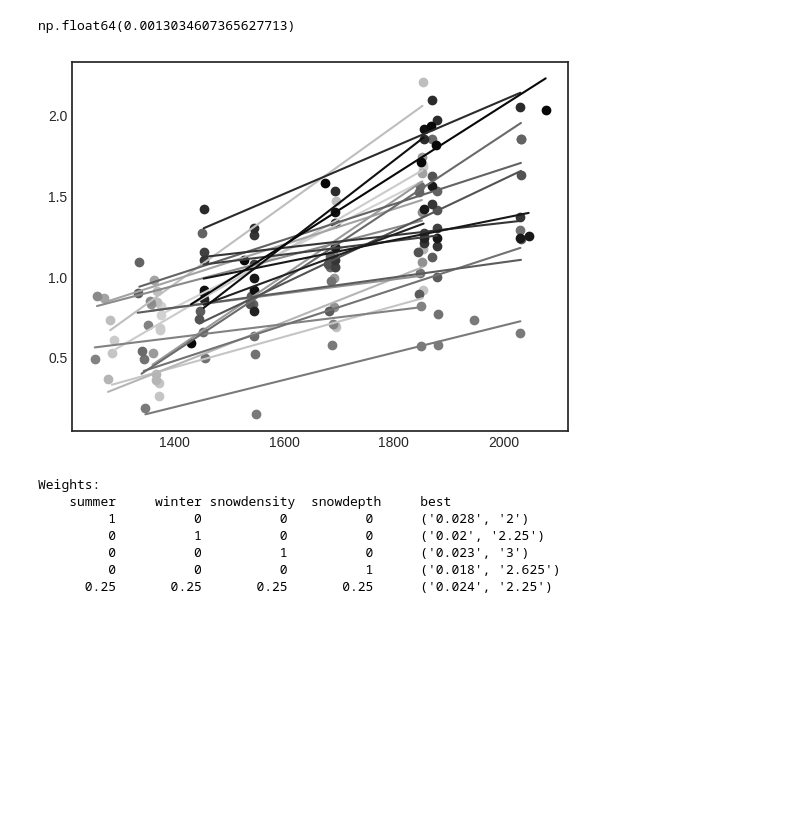
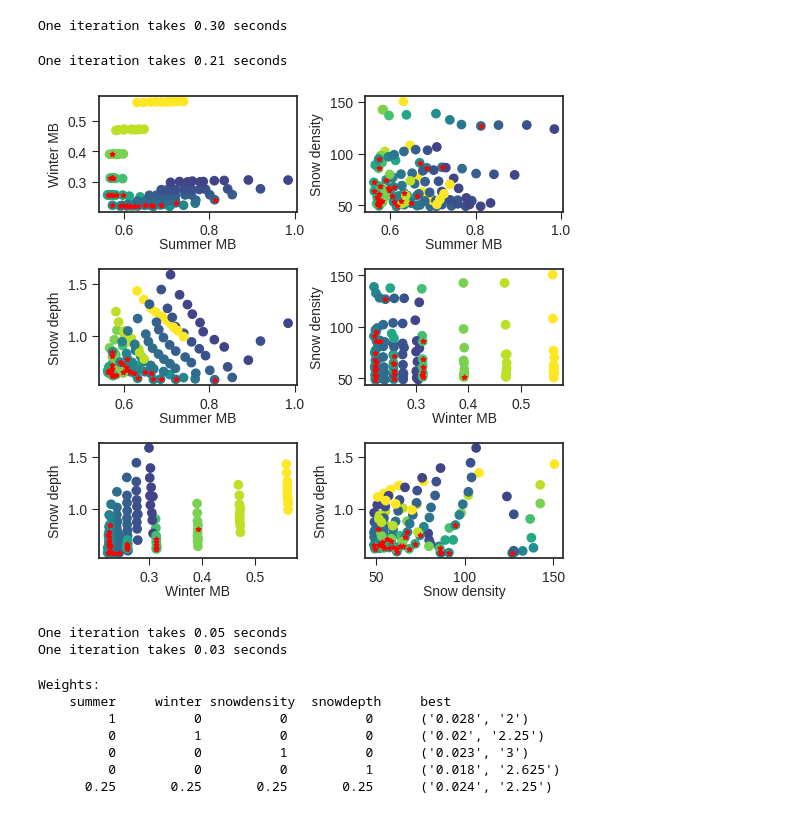
Before and after one commit to clairevwilson/PyGEM-EB, a Jupyter notebook: figs_results.ipynb, the cells around one changed output. Cells and saved outputs as stored; diff of their text form; code cells hidden in the pictures; blank space fills up the shorter version.

```diff
--- a/figs_results.ipynb
+++ b/figs_results.ipynb
@@ -16,8 +19,3 @@ import pygem_eb.processing.gridsearch_plotting as gsplot
-# %%
-gsplot.find_precip_gradient()
-# %% [output]
-np.float64(0.0013034607365627713)
-[figure, removed]
 # %%
 # ===== GET RESULTS DICT =====
 # gsproc.process_runs('long', sites='all')                # This function re-creates each individual run .pkl and thus takes ~60 minutes in series
@@ -35,15 +33,22 @@ result_dict = gsproc.add_normalized(result_dict, error_lims=error_lims)
 error_list = ['summer','winter','snowdensity','snowdepth']
 # %%
 # ===== FIND PARETO FRONTS AND PLOT AN EXAMPLE =====
-# all_bootstrap_pareto, all_calib, all_valid, optima = gsproc.get_pareto_fronts_bootstrap(1000, result_dict, error_list, return_validation=True, return_optima=True)
-# all_pareto_flat = list(set(list(itertools.chain(*all_bootstrap_pareto))))
-# gsplot.plot_pareto_fronts(error_list, result_dict, split=1)
+all_bootstrap_pareto, all_calib, all_valid, optima = gsproc.get_pareto_fronts_bootstrap(1000, result_dict, error_list, return_validation=True, return_optima=True)
+all_pareto_flat = list(set(list(itertools.chain(*all_bootstrap_pareto))))
+gsplot.plot_pareto_fronts(error_list, result_dict, split=1)
+# %% [output]
+One iteration takes 0.30 seconds
+One iteration takes 0.21 seconds
+[figure, added]
 # %%
-# all_bootstrap_pareto_seasonal = gsproc.get_pareto_fronts_bootstrap(1000, result_dict, ['summer','winter'])
-# frequency_dict_seasonal, _ = gsproc.get_frequency(all_bootstrap_pareto_seasonal)
+all_bootstrap_pareto_seasonal = gsproc.get_pareto_fronts_bootstrap(1000, result_dict, ['summer','winter'])
+frequency_dict_seasonal, _ = gsproc.get_frequency(all_bootstrap_pareto_seasonal)
 
-# all_bootstrap_pareto_annual = gsproc.get_pareto_fronts_bootstrap(1000, result_dict, ['annual'])
-# frequency_dict_annual, _ = gsproc.get_frequency(all_bootstrap_pareto_annual)
+all_bootstrap_pareto_annual = gsproc.get_pareto_fronts_bootstrap(1000, result_dict, ['annual'])
+frequency_dict_annual, _ = gsproc.get_frequency(all_bootstrap_pareto_annual)
+# %% [output]
+One iteration takes 0.05 seconds
+One iteration takes 0.03 seconds
 # %%
 # ===== WEIGHT AND FIND THE BEST =====
 best_by = gsproc.get_best_normalized(error_list, result_dict, prints=True, site='mean')
```
Also changed, not shown: parts of 9 cells of this notebook, 14 other files.
